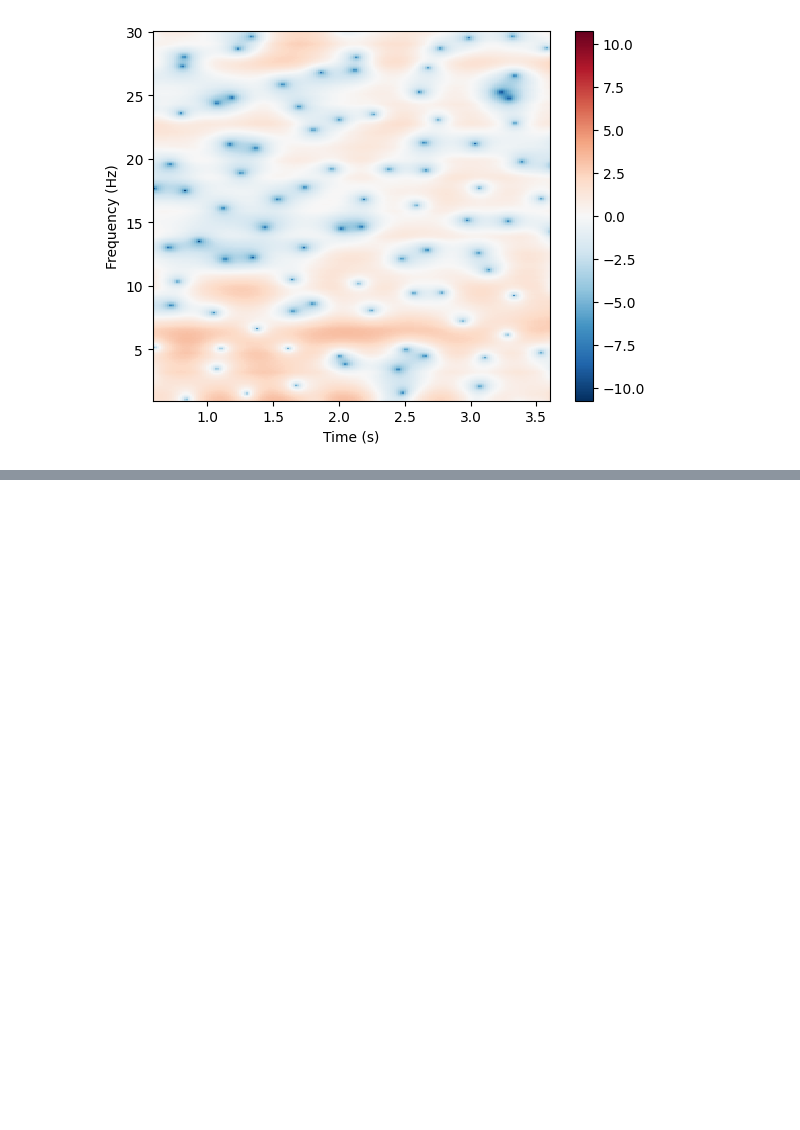
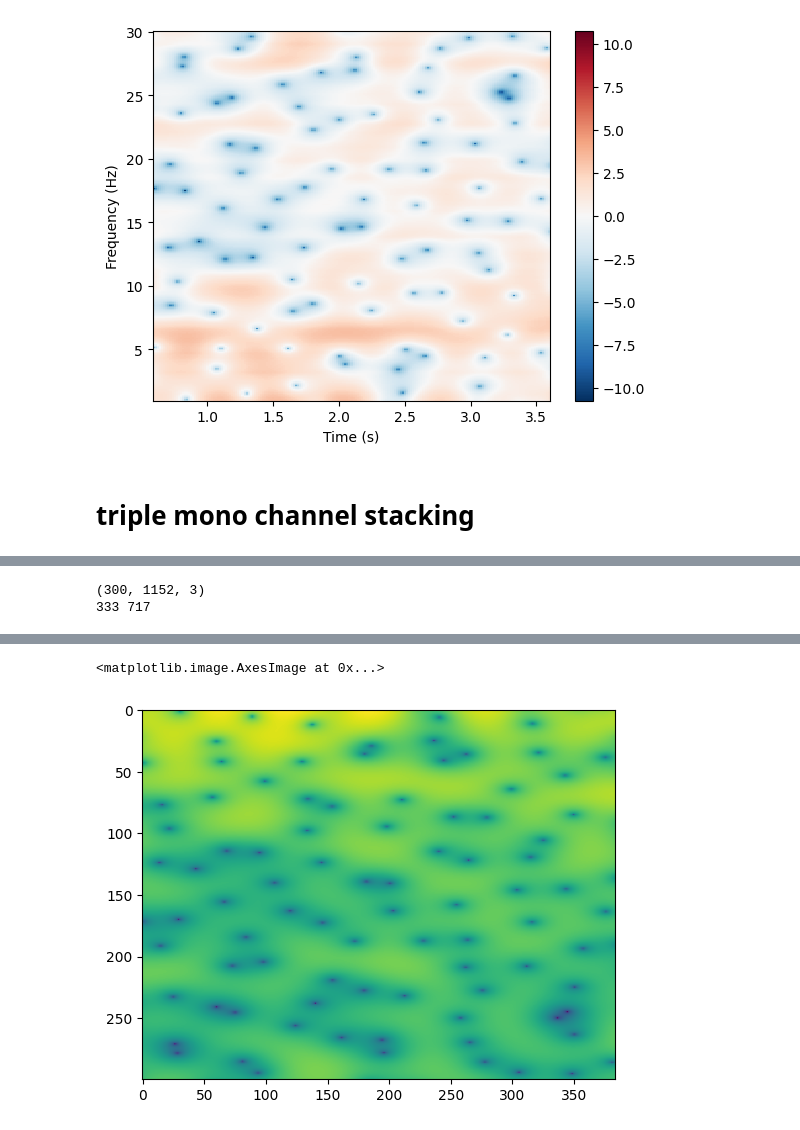
Before and after one commit to duedahl/LU_EEG_Classification, a Jupyter notebook: DataPreparation.ipynb, the cells around one changed output, grey strips where cells are left out. Saved outputs shown, nothing was run; the diff lists cells and outputs as text; code cells hidden in the pictures; blank space fills up the shorter version.

Commit message:
Working on 3 channel stack image, not done

```diff
--- a/DataPreparation.ipynb
+++ b/DataPreparation.ipynb
@@ -247,3 +247,19 @@ mydpi=120
 plt[1]
 # %% [output]
 [figure]
+# %% [markdown]
+# triple mono channel stacking
+# %%
+# We attempt to generate grayscale images for 3 channels and stack into a single rgb image
+# In order to pack more information into one image.
+
+freqs = np.linspace(1,30,300) # Frequencies of interest for spectrogram
+power = mne.time_frequency.tfr_morlet(epochs_resampled[0],picks=["T8","Cz","T7"], freqs=freqs, n_cycles=freqs/1., use_fft=True, return_itc=False, decim=1)
+power.data = np.log(power.data)
+rgb = np.transpose(power.data,(1,2,0))
+print(rgb.shape)
+startindex = int(np.ceil(newfreq*2.6))
+endindex = int(np.ceil(newfreq*5.6))
+print(startindex, endindex)
+plt.imshow(rgb[:,startindex:endindex,0])
+# %% [output]
@@ -249,0 +269,2 @@ plt[1]
+(300, 1152, 3)
+333 717
@@ -249,0 +273,2 @@ plt[1]
+<matplotlib.image.AxesImage at 0x...>
+[figure, added]
```
Also changed, not shown: parts of 5 cells of this notebook.
